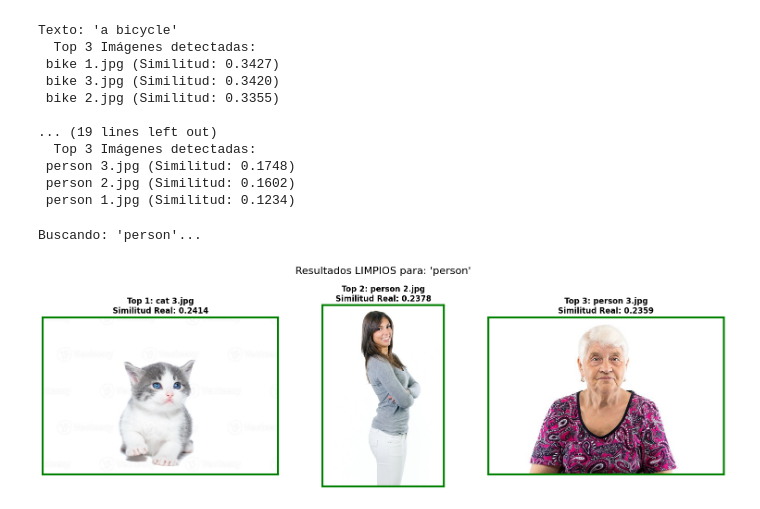
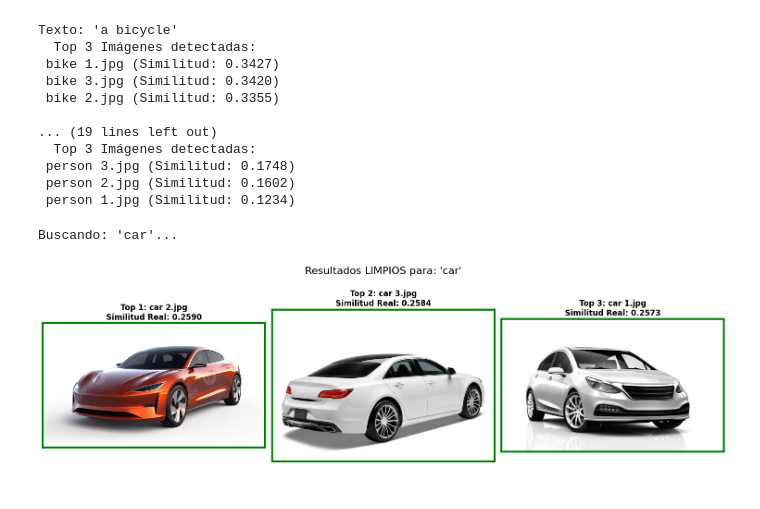
Before and after one commit to David-Arciniegas/RI, a Jupyter notebook: 12clip-Arciniegas.ipynb, the cells around one changed output. Cells and saved outputs as stored; diff of their text form; code cells hidden in the pictures.

```diff
--- a/12clip-Arciniegas.ipynb
+++ b/12clip-Arciniegas.ipynb
@@ -249,33 +249,33 @@ def buscar_y_mostrar_correcto(texto_query, k=3):
     # 5. Ordenar resultados
     top_results = np.argsort(scores.numpy())[-k:][::-1]
 
     # 6. Mostrar
     plt.figure(figsize=(15, 5))
     for i, idx in enumerate(top_results):
         score = scores[idx]
         img = images[idx]
         name = os.path.basename(img_paths[idx])
 
         # Color del borde: Verde si el score es alto (>0.2), Rojo si es bajo
         color_borde = 'green' if score > 0.2 else 'red'
 
         ax = plt.subplot(1, k, i + 1)
         ax.imshow(img)
         # Dibujar un borde de color para indicar confianza
         for spine in ax.spines.values():
             spine.set_edgecolor(color_borde)
             spine.set_linewidth(3)
 
         ax.set_title(f"Top {i+1}: {name}\nSimilitud Real: {score:.4f}", fontsize=12, fontweight='bold')
         ax.set_xticks([])
         ax.set_yticks([])
 
     plt.suptitle(f"Resultados LIMPIOS para: '{texto_query}'", fontsize=16)
     plt.tight_layout()
     plt.show()
 
 
-buscar_y_mostrar_correcto("person")
+buscar_y_mostrar_correcto("car")
 # %% [output]
-Buscando: 'person'...
+Buscando: 'car'...
-[figure, old version]
+[figure, new version]
```
